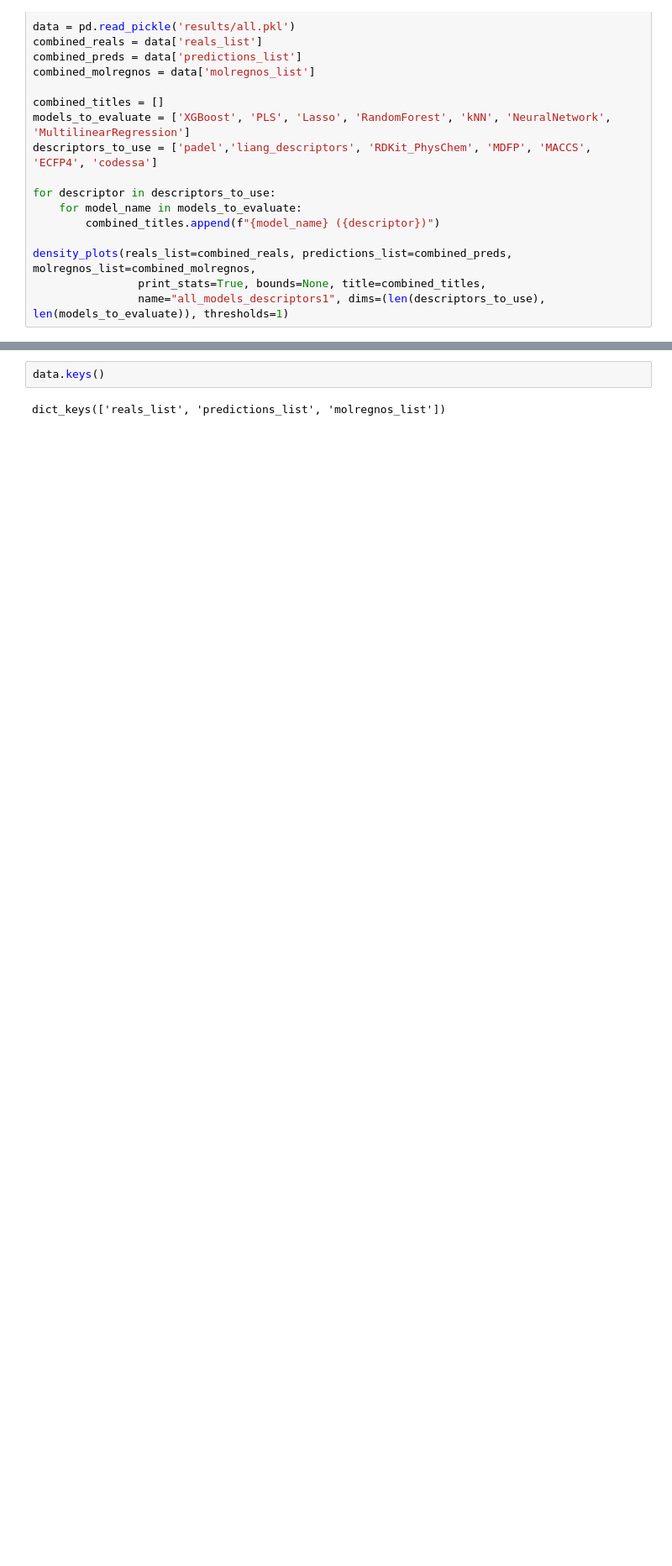
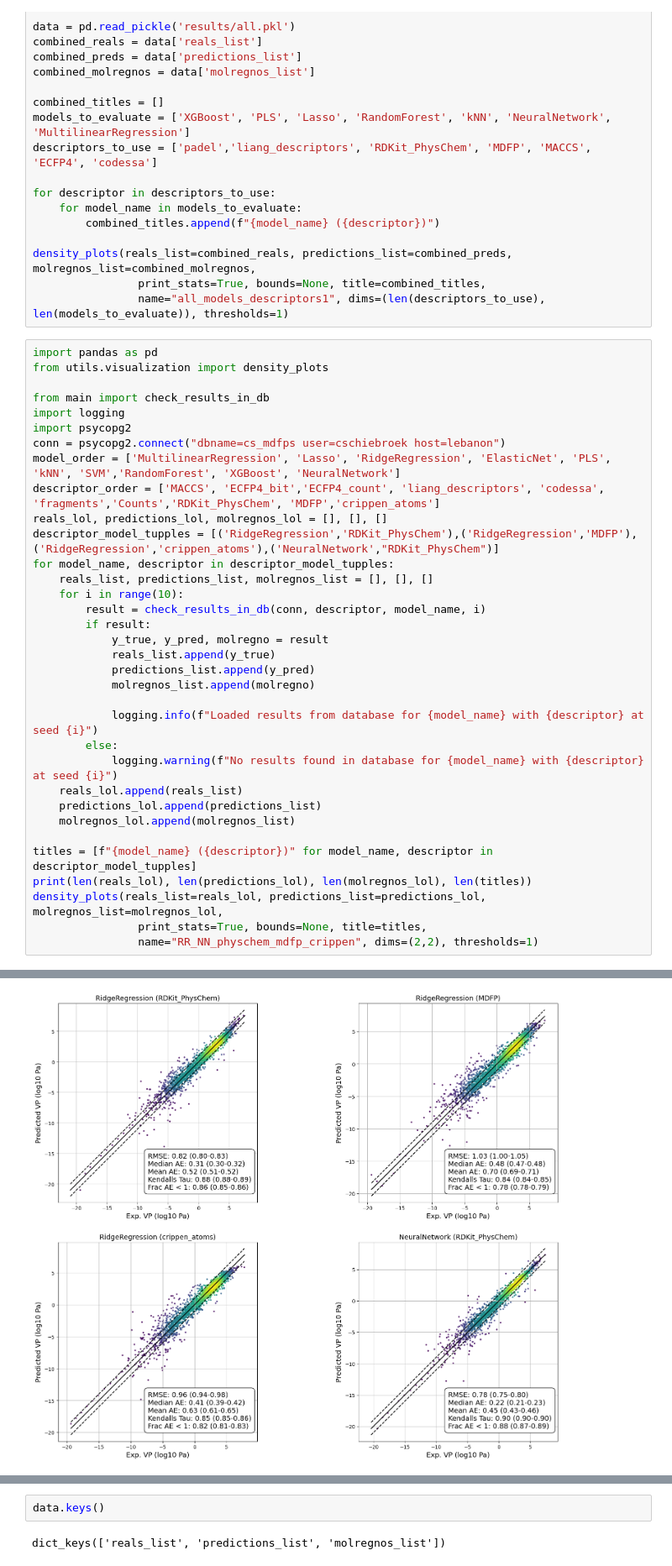
Before and after one commit to Cschiebroek/mdfptools, a Jupyter notebook: carl/benchmarking_platform/example_analysis.ipynb, the cells around one changed output, grey strips where cells are left out. Shown at 84% size. Cells and saved outputs as stored; diff of their text form; blank space fills up the shorter version.

```diff
--- a/carl/benchmarking_platform/example_analysis.ipynb
+++ b/carl/benchmarking_platform/example_analysis.ipynb
@@ -18,3 +18,38 @@ for descriptor in descriptors_to_use:
 density_plots(reals_list=combined_reals, predictions_list=combined_preds, molregnos_list=combined_molregnos,
                 print_stats=True, bounds=None, title=combined_titles,
                 name="all_models_descriptors1", dims=(len(descriptors_to_use), len(models_to_evaluate)), thresholds=1)
+# %%
+import pandas as pd
+from utils.visualization import density_plots
+
+from main import check_results_in_db
+import logging
+import psycopg2
+conn = psycopg2.connect("dbname=cs_mdfps user=cschiebroek host=lebanon")
+model_order = ['MultilinearRegression', 'Lasso', 'RidgeRegression', 'ElasticNet', 'PLS', 'kNN', 'SVM','RandomForest', 'XGBoost', 'NeuralNetwork']
+descriptor_order = ['MACCS', 'ECFP4_bit','ECFP4_count', 'liang_descriptors', 'codessa', 'fragments','Counts','RDKit_PhysChem', 'MDFP','crippen_atoms']
+reals_lol, predictions_lol, molregnos_lol = [], [], []
+descriptor_model_tupples = [('RidgeRegression','RDKit_PhysChem'),('RidgeRegression','MDFP'),('RidgeRegression','crippen_atoms'),('NeuralNetwork',"RDKit_PhysChem")]
+for model_name, descriptor in descriptor_model_tupples:
+    reals_list, predictions_list, molregnos_list = [], [], []
+    for i in range(10):
+        result = check_results_in_db(conn, descriptor, model_name, i)
+        if result:
+            y_true, y_pred, molregno = result
+            reals_list.append(y_true)
+            predictions_list.append(y_pred)
+            molregnos_list.append(molregno)
+
+            logging.info(f"Loaded results from database for {model_name} with {descriptor} at seed {i}")
+        else:
+            logging.warning(f"No results found in database for {model_name} with {descriptor} at seed {i}")
+    reals_lol.append(reals_list)
+    predictions_lol.append(predictions_list)
+    molregnos_lol.append(molregnos_list)
+
+titles = [f"{model_name} ({descriptor})" for model_name, descriptor in descriptor_model_tupples]
+print(len(reals_lol), len(predictions_lol), len(molregnos_lol), len(titles))
+density_plots(reals_list=reals_lol, predictions_list=predictions_lol, molregnos_list=molregnos_lol,
+                print_stats=True, bounds=None, title=titles,
+                name="RR_NN_physchem_mdfp_crippen", dims=(2,2), thresholds=1)
+# %% [output]
@@ -20,0 +74 @@ density_plots(reals_list=combined_reals, predictions_list=combined_preds, molreg
+[figure, added]
```
Also changed, not shown: parts of 8 cells of this notebook, 4 other files.
